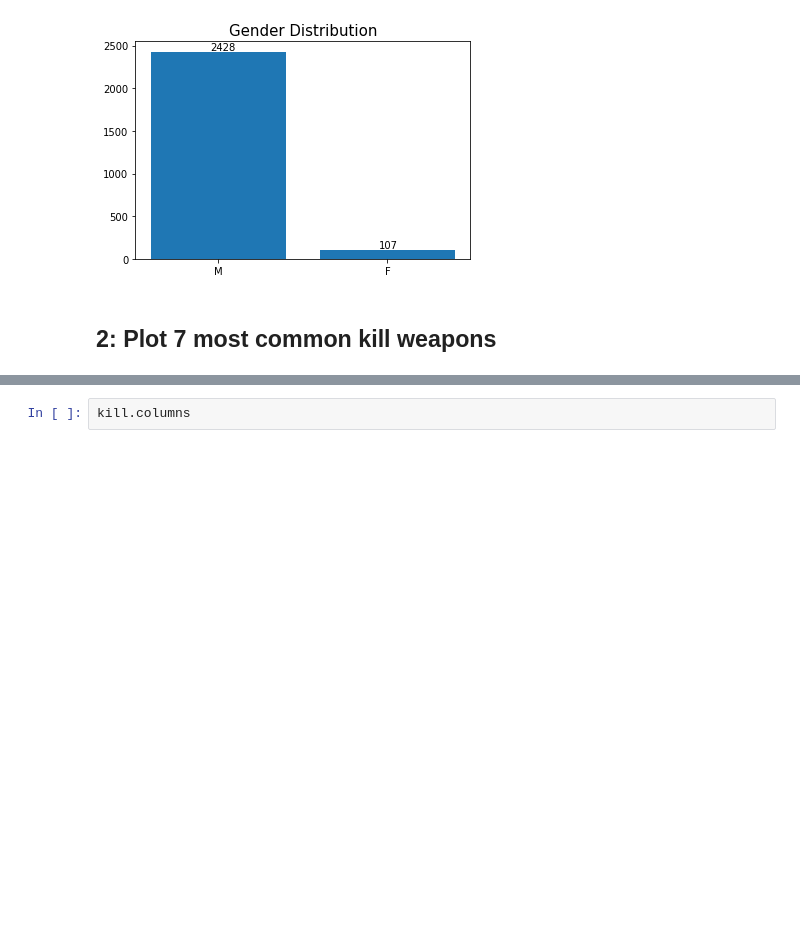
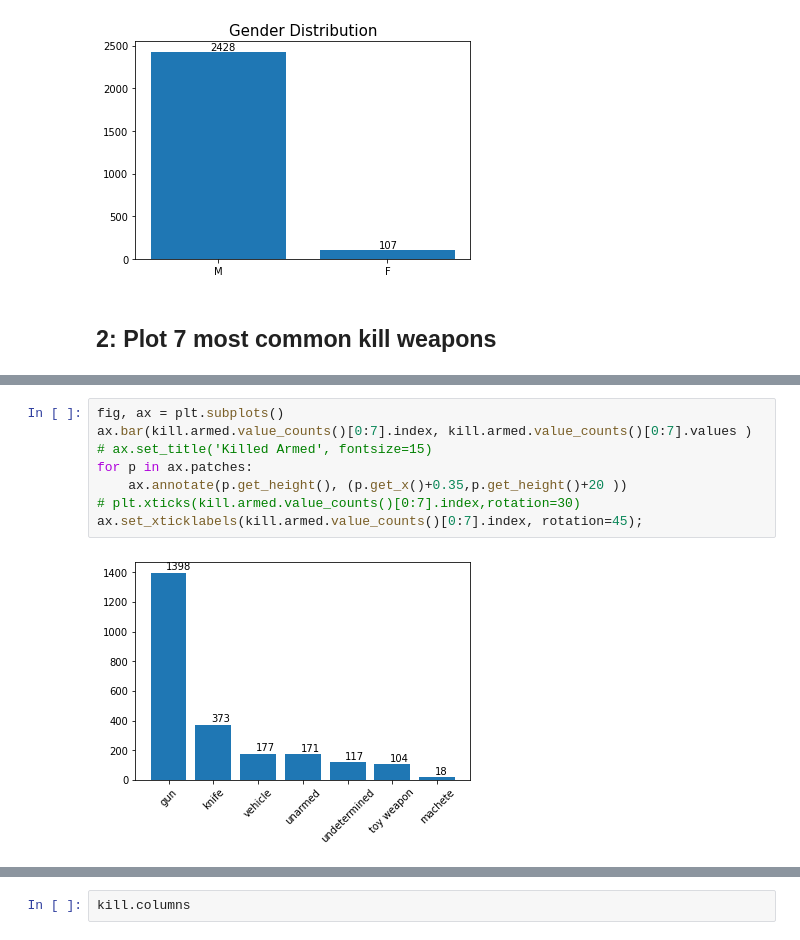
Before and after one commit to bulent-1111/Data_Science, a Jupyter notebook: Assignment/MatPlotLib_Assignment_1_student.ipynb, the cells around one changed output, grey strips where cells are left out. Cells and saved outputs as stored; diff of their text form; blank space fills up the shorter version.

```diff
--- a/Assignment/MatPlotLib_Assignment_1_student.ipynb
+++ b/Assignment/MatPlotLib_Assignment_1_student.ipynb
@@ -94,0 +164,10 @@ plt.show()
+# %%
+fig, ax = plt.subplots()
+ax.bar(kill.armed.value_counts()[0:7].index, kill.armed.value_counts()[0:7].values )
+# ax.set_title('Killed Armed', fontsize=15)
+for p in ax.patches:
+    ax.annotate(p.get_height(), (p.get_x()+0.35,p.get_height()+20 ))
+# plt.xticks(kill.armed.value_counts()[0:7].index,rotation=30)
+ax.set_xticklabels(kill.armed.value_counts()[0:7].index, rotation=45);
+# %% [output]
+[figure, added]
```
Also changed, not shown: parts of 30 cells of this notebook, 17 other files.
